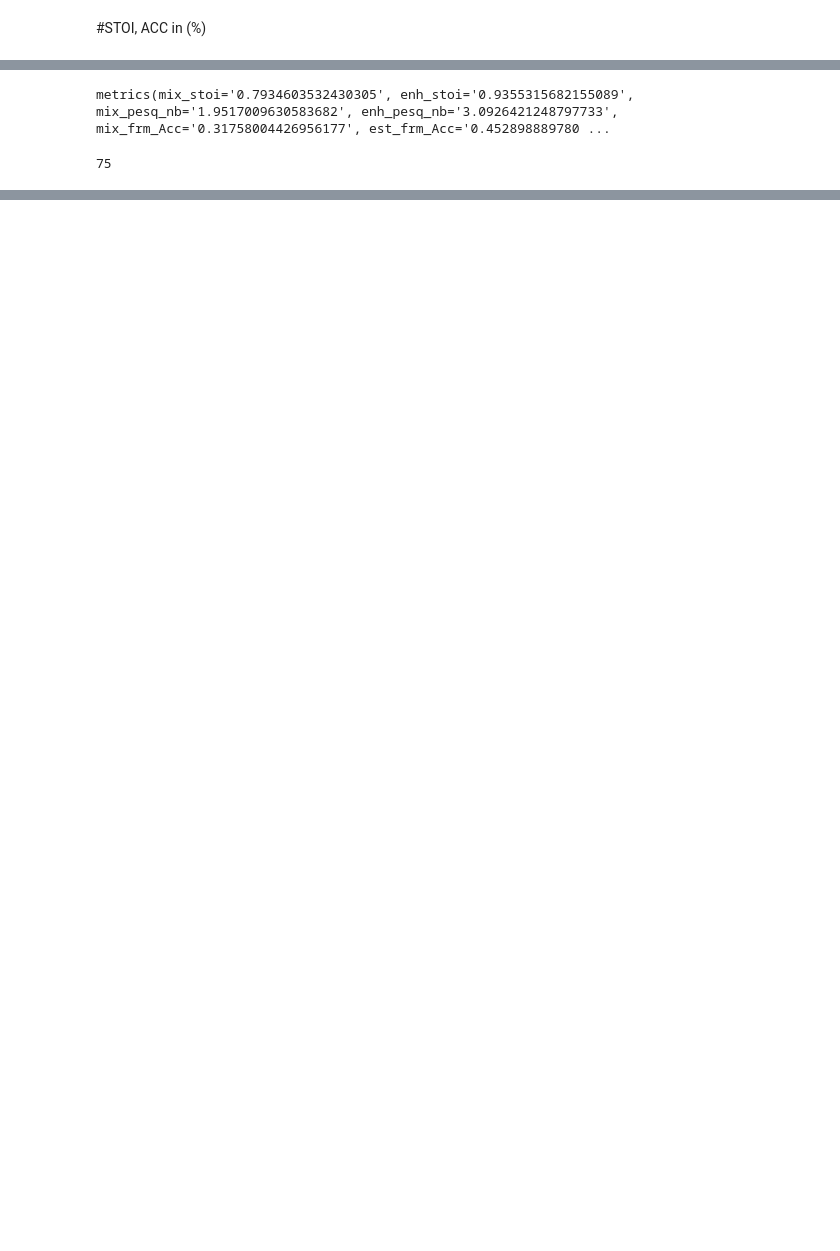
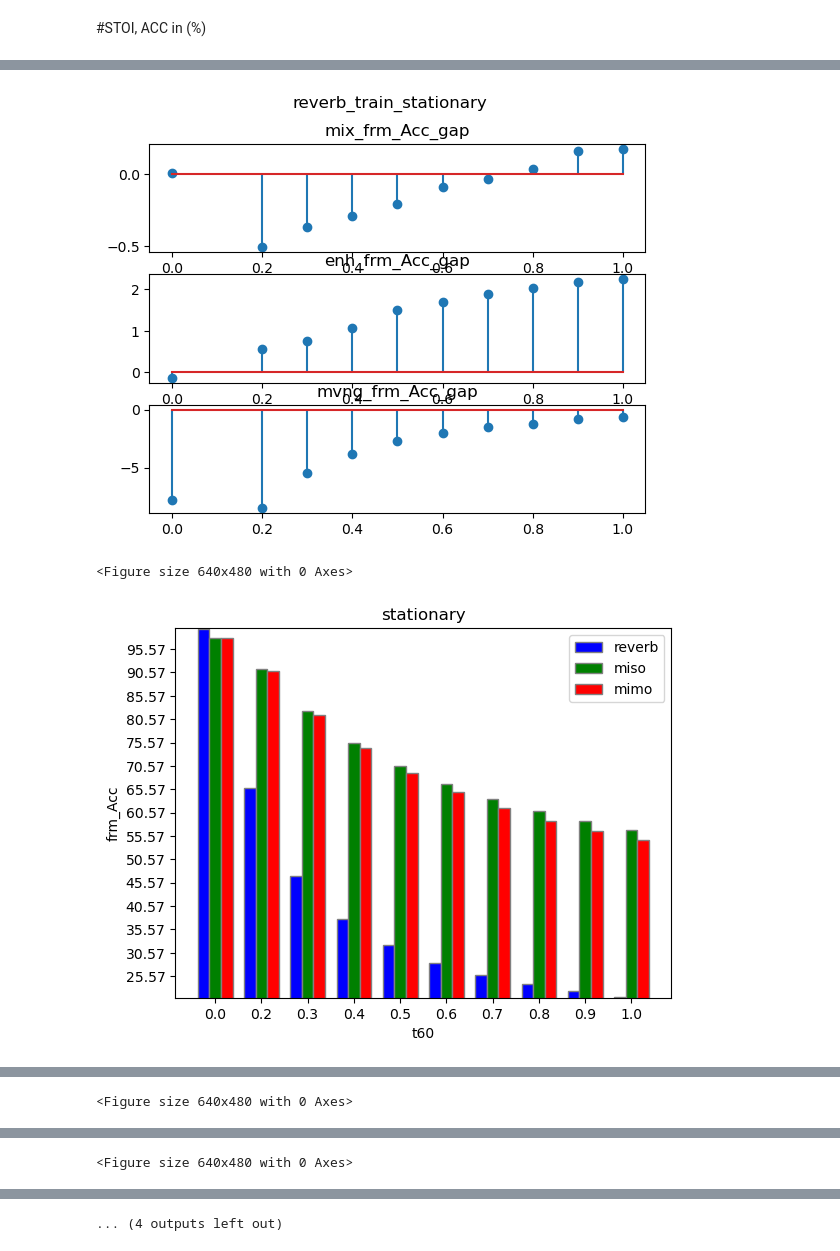
Before and after one commit to ssnani/Code, a Jupyter notebook: analysis.ipynb, the cells around one changed output, grey strips where cells are left out. Drawn from its saved outputs; the diff is of its cells as text; code cells hidden in the pictures; blank space fills up the shorter version.

Commit message:
MIMO_ph_diff loss changes

```diff
--- a/analysis.ipynb
+++ b/analysis.ipynb
@@ -190,12 +176,12 @@ from collections import namedtuple
 
 metrics = namedtuple('metrics', ["mix_stoi", "enh_stoi", "mix_pesq_nb", "enh_pesq_nb", "mix_frm_Acc", "est_frm_Acc", "mix_blk_Acc", "est_blk_Acc"])
 # %%
-dataset_condition = "noisy_reverb"
+dataset_condition = "reverb"
 train = 'stationary'
 mic_idx=-1
 model_type = "mimo"
-exp_dict = torch.load(f'../Logs/{dataset_condition}/{dataset_condition}_mimo_results.pt')
-for comparison_domain in [ "doa", "se"]:
+exp_dict = torch.load(f'../Logs/{dataset_condition}/{dataset_condition}_mimo_ph_diff_loss_weighted_cos_results.pt')
+for comparison_domain in ["se", "doa",]:
     _metrics = se_metrics_lst if comparison_domain=="se" else doa_metrics_lst
     if dataset_condition !="noisy_reverb":
         var2, var_list = get_var_list(dataset_condition)
@@ -223,19 +195,13 @@ for comparison_domain in [ "doa", "se"]:
-# %%
-exp_dict['train_stationary_test_moving_t60_0.2_snr_5.0']
-# %% [output]
-metrics(mix_stoi='0.7934603532430305', enh_stoi='0.9355315682155089', mix_pesq_nb='1.9517009630583682', enh_pesq_nb='3.0926421248797733', mix_frm_Acc='0.31758004426956177', est_frm_Acc='0.452898889780 ...
-# %%
-len(exp_dict)
-# %% [output]
-75
 # %%
 #MISO vs MIMO
 
 
-def analysis_miso_mimo(exp_dict_miso, exp_dict_mimo, mic_idx, train, var_list, var2, metric, dataset_condition, comparison_domain, scenarios):
+def analysis_miso_mimo(exp_dict_miso, exp_dict_mimo, mic_idx, train, var_list, var2, metric, dataset_condition, comparison_domain, scenarios): #bar_plot_labels_stationary, bar_plot_labels_moving
 
-    mix_metric, enh_metric, mvng_metric, mvng_mix_metric = get_metrics(exp_dict_miso, mic_idx=1, train=train, var_list=var_list, var2=var2, metric=metric, dataset_condition=dataset_condition, comparison_domain=comparison_domain, scenarios=scenarios,model_type="miso")
+    #mix_metric, enh_metric, mvng_metric, mvng_mix_metric = get_metrics(exp_dict_miso, mic_idx=1, train=train, var_list=var_list, var2=var2, metric=metric, dataset_condition=dataset_condition, comparison_domain=comparison_domain, scenarios=scenarios,model_type="miso")
+    mix_metric, enh_metric, mvng_metric, mvng_mix_metric = get_metrics(exp_dict_miso, mic_idx=-1, train=train, var_list=var_list, var2=var2, metric=metric, dataset_condition=dataset_condition, comparison_domain=comparison_domain, scenarios=scenarios,model_type="mimo")
     mix_mimo_metric, enh_mimo_metric, mvng_mimo_metric, mvng_mix_mimo_metric = get_metrics(exp_dict_mimo, mic_idx=-1, train=train, var_list=var_list, var2=var2, metric=metric, dataset_condition=dataset_condition, comparison_domain=comparison_domain, scenarios=scenarios,model_type="mimo")
+
 
     mix_metric_gap = perf_gap(mix_metric, mvng_mix_metric)
     enh_metric_gap = perf_gap(enh_metric, enh_mimo_metric)
@@ -262,5 +228,46 @@ def analysis_miso_mimo(exp_dict_miso, exp_dict_mimo, mic_idx, train, var_list, v
 
     plt.figure()
     str_var_list = [str(x) for x in var_list]
-    bar_plot(mix_metric, enh_metric, enh_mimo_metric, x_axis_lst = str_var_list, ylabel=metric, title=train , bar_plot_labels=[f"{dataset_condition}", "miso", "mimo"])
-    bar_plot(mix_metric, mvng_metric, mvng_mimo_metric, x_axis_lst = str_var_list, ylabel=metric, title=train, bar_plot_labels=[f"{dataset_condition}", "mvng_miso", "mvng_mimo"] )
+    bar_plot(mix_metric, enh_metric, enh_mimo_metric, x_axis_lst = str_var_list, ylabel=metric, title=train ,bar_plot_labels=[f"{dataset_condition}", "miso", "mimo"]) # bar_plot_labels_stationary) #
+    bar_plot(mix_metric, mvng_metric, mvng_mimo_metric, x_axis_lst = str_var_list, ylabel=metric, title=train, bar_plot_labels=[f"{dataset_condition}", "mvng_miso", "mvng_mimo"] ) #bar_plot_labels_moving)#[
+# %%
+dataset_condition = "reverb"
+train = 'stationary'
+mic_idx=-1
+
+doa_metrics = namedtuple('doa_metrics', ["mix_frm_Acc", "est_frm_Acc", "mix_blk_Acc", "est_blk_Acc"])
+
+
+metrics = namedtuple('metrics', ["mix_stoi", "enh_stoi", "mix_pesq_nb", "enh_pesq_nb", "mix_frm_Acc", "est_frm_Acc", "mix_blk_Acc", "est_blk_Acc"])
+
+exp_dict_mimo = torch.load(f'../Logs/{dataset_condition}/{dataset_condition}_mimo_results.pt')
+exp_dict_mimo_upd_loss = torch.load(f'../Logs/{dataset_condition}/{dataset_condition}_mimo_upd_loss_results.pt') #straight forward extension from miso to mimo loss (ri-mag)
+
+exp_dict_mimo_ph_diff_v1 = torch.load(f'../Logs/{dataset_condition}/{dataset_condition}_mimo_ph_diff_loss_results.pt')
+exp_dict_mimo_ph_diff_v2 = torch.load(f'../Logs/{dataset_condition}/{dataset_condition}_mimo_ph_diff_loss_v2_results.pt') #unweighted
+exp_dict_mimo_ph_diff_v3 = torch.load(f'../Logs/{dataset_condition}/{dataset_condition}_mimo_ph_diff_loss_v3_scale_ph_diff_loss_2_results.pt') #weighted(mag)
+exp_dict_mimo_ph_diff_v3_200epochs = torch.load(f'../Logs/{dataset_condition}/{dataset_condition}_mimo_ph_diff_loss_v3_scale_ph_diff_loss_2_200epochs_results.pt')
+exp_dict_mimo_ph_diff_weighted_cos = torch.load(f'../Logs/{dataset_condition}/{dataset_condition}_mimo_ph_diff_loss_weighted_cos_results.pt')
+exp_dict_mimo_ph_diff_cross_correlation = torch.load(f'../Logs/{dataset_condition}/{dataset_condition}_mimo_ph_diff_loss_cross_correlation_results.pt')
+exp_dict_mimo_ri = torch.load(f'../Logs/{dataset_condition}/{dataset_condition}_mimo_ri_loss_results.pt')
+exp_dict_mimo_ri_ph_diff = torch.load(f'../Logs/{dataset_condition}/{dataset_condition}_mimo_ri_ph_diff_loss_results.pt')
+
+metrics = namedtuple('metrics', ["mix_stoi", "enh_stoi", "mix_pesq_nb", "enh_pesq_nb"])
+for comparison_domain in [ "doa", "se"]:
+
+    _metrics = se_metrics_lst if comparison_domain=="se" else doa_metrics_lst
+    exp_dict_miso = torch.load(f'../Logs/{dataset_condition}/{dataset_condition}_{comparison_domain}_results.pt')
+
+    if dataset_condition !="noisy_reverb":
+        var2, var_list = get_var_list(dataset_condition)
+        for metric in _metrics:
+            analysis_miso_mimo(exp_dict_mimo_ph_diff_cross_correlation, exp_dict_mimo_ri_ph_diff, mic_idx, train, var_list, var2, metric, dataset_condition, comparison_domain, scenarios)
+    else:
+        snr_list, t60_list = get_var_list(dataset_condition)
+        for snr in snr_list:
+            for metric in _metrics:
+                analysis_miso_mimo(exp_dict_miso, exp_dict_mimo, mic_idx, train, t60_list, snr, metric, dataset_condition, comparison_domain, scenarios)
+# %% [output]
+[figure, added]
+<Figure size 640x480 with 0 Axes>
+[figure, added]
@@ -266,0 +276 @@ def analysis_miso_mimo(exp_dict_miso, exp_dict_mimo, mic_idx, train, var_list, v
+<Figure size 640x480 with 0 Axes>
@@ -266,0 +280 @@ def analysis_miso_mimo(exp_dict_miso, exp_dict_mimo, mic_idx, train, var_list, v
+<Figure size 640x480 with 0 Axes>
@@ -266,0 +283 @@ def analysis_miso_mimo(exp_dict_miso, exp_dict_mimo, mic_idx, train, var_list, v
+... (4 outputs left out)
```
Also changed, not shown: parts of 9 cells of this notebook, 6 other files.
